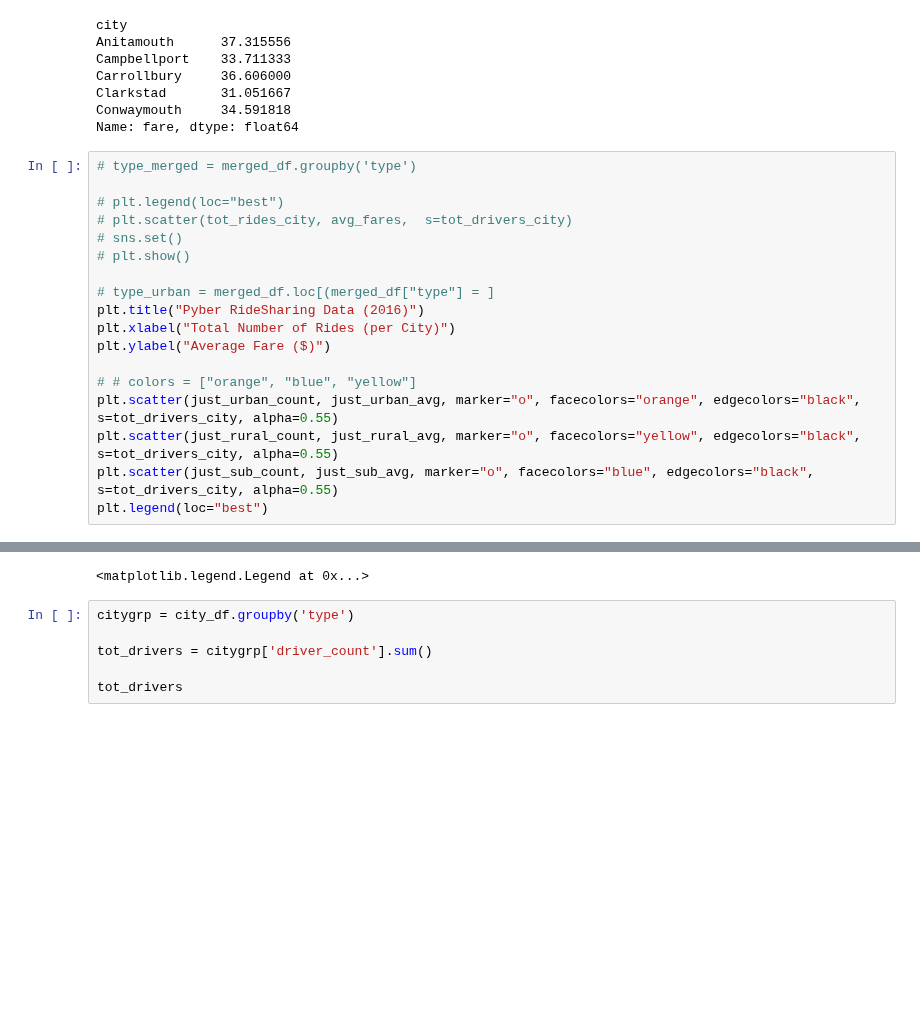
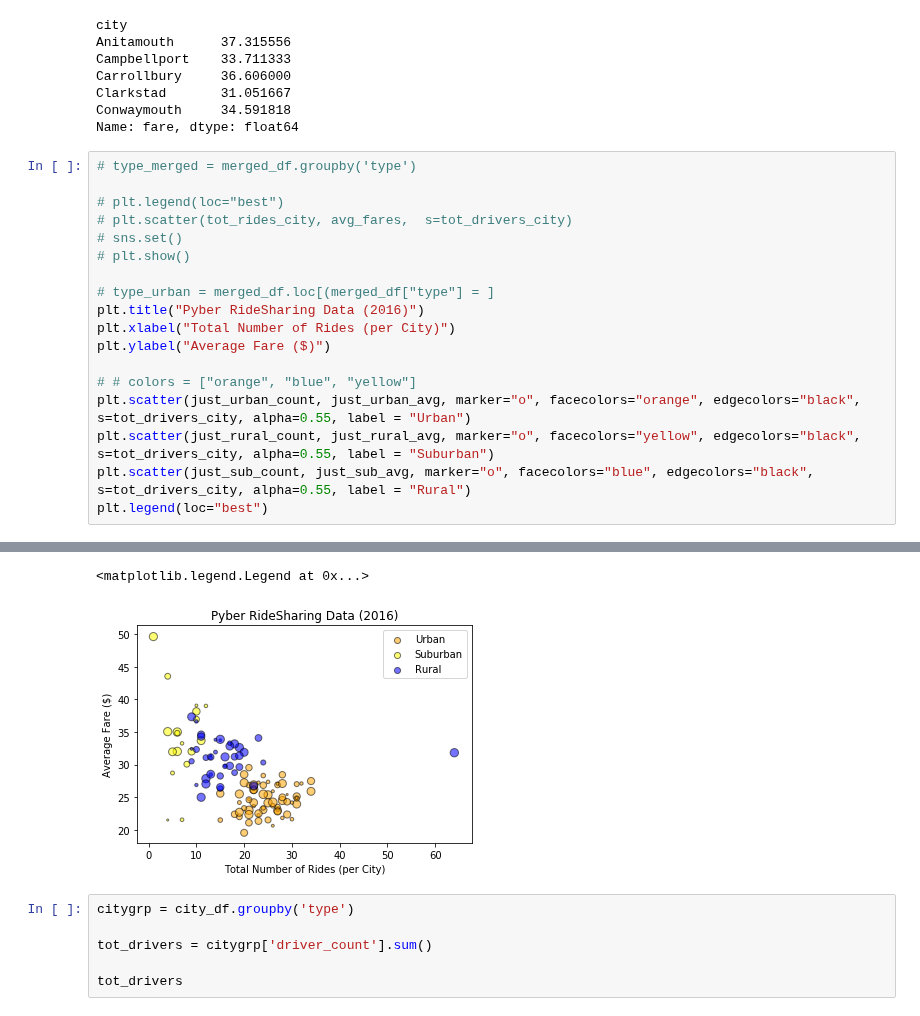
Before and after one commit to apmaniyar/Pyber, a Jupyter notebook: Pyber.ipynb, the cells around one changed output, grey strips where cells are left out. Saved outputs shown, nothing was run; the diff lists cells and outputs as text; blank space fills up the shorter version.

```diff
--- a/Pyber.ipynb
+++ b/Pyber.ipynb
@@ -149,8 +149,8 @@ plt.xlabel("Total Number of Rides (per City)")
 plt.ylabel("Average Fare ($)")
 
 # # colors = ["orange", "blue", "yellow"]
-plt.scatter(just_urban_count, just_urban_avg, marker="o", facecolors="orange", edgecolors="black", s=tot_drivers_city, alpha=0.55)
-plt.scatter(just_rural_count, just_rural_avg, marker="o", facecolors="yellow", edgecolors="black", s=tot_drivers_city, alpha=0.55)
-plt.scatter(just_sub_count, just_sub_avg, marker="o", facecolors="blue", edgecolors="black", s=tot_drivers_city, alpha=0.55)
+plt.scatter(just_urban_count, just_urban_avg, marker="o", facecolors="orange", edgecolors="black", s=tot_drivers_city, alpha=0.55, label = "Urban")
+plt.scatter(just_rural_count, just_rural_avg, marker="o", facecolors="yellow", edgecolors="black", s=tot_drivers_city, alpha=0.55, label = "Suburban")
+plt.scatter(just_sub_count, just_sub_avg, marker="o", facecolors="blue", edgecolors="black", s=tot_drivers_city, alpha=0.55, label = "Rural")
 plt.legend(loc="best")
 # %% [output]
@@ -159,4 +157,5 @@ plt.legend(loc="best")
 <matplotlib.legend.Legend at 0x...>
+[figure, added]
 # %%
 citygrp = city_df.groupby('type')
 
```
Also changed, not shown: parts of 5 cells of this notebook, 1 other file.
